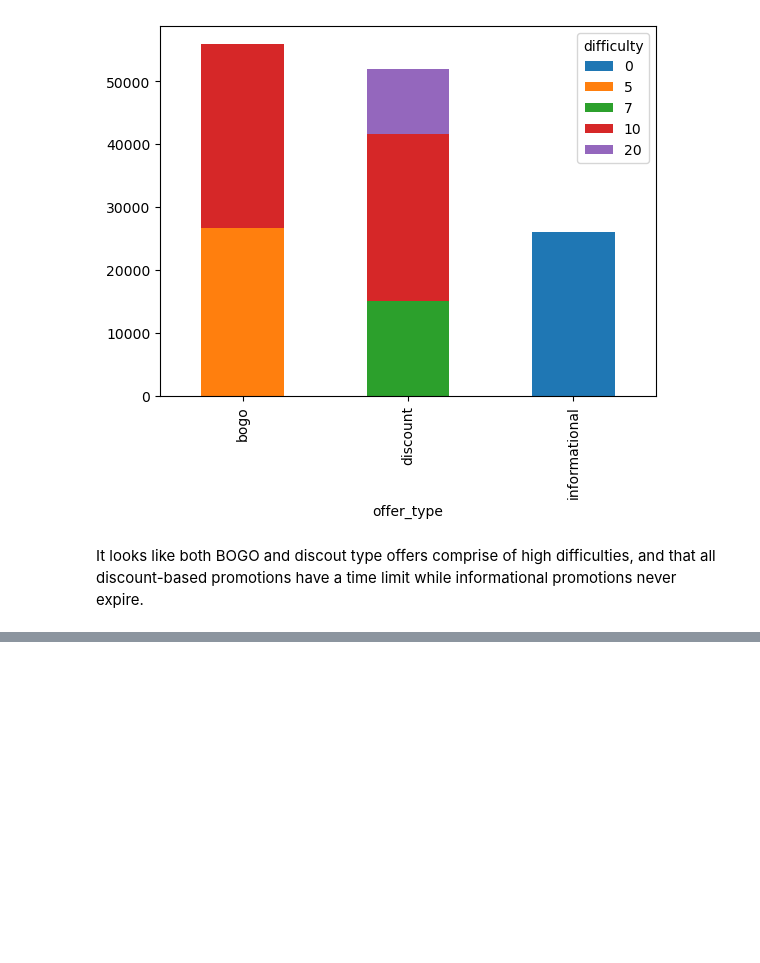
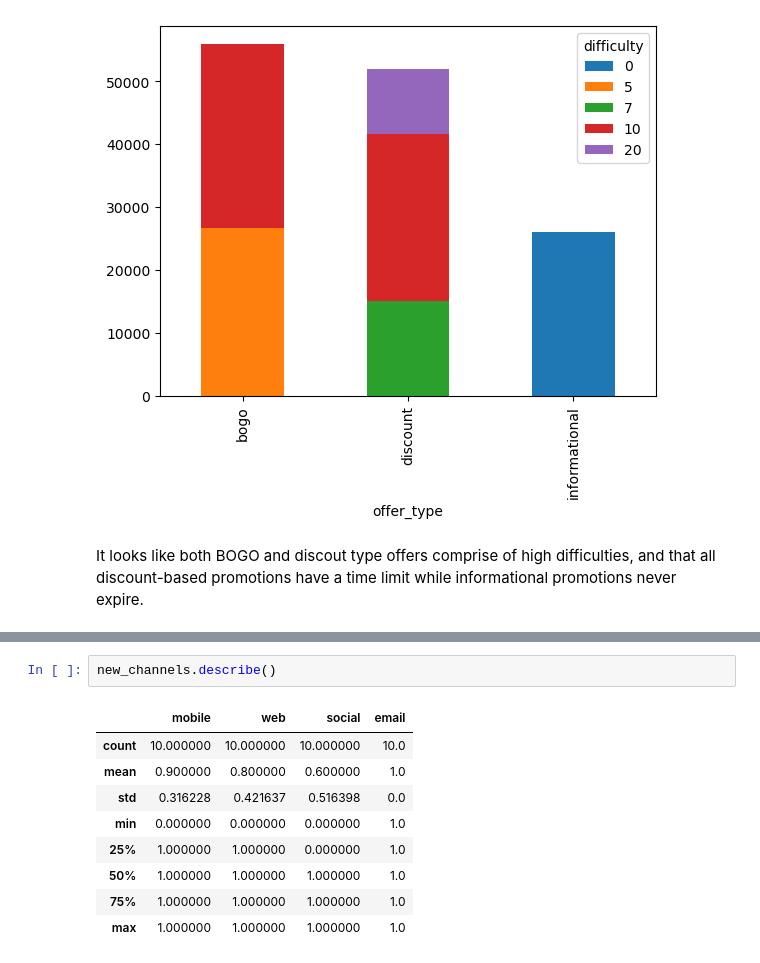
Before and after one commit to tnazikian/Udacity-Data-Scientist-Capstone, a Jupyter notebook: Starbucks_Capstone_notebook.ipynb, the cells around one changed output, grey strips where cells are left out. Drawn from its saved outputs; the diff is of its cells as text; blank space fills up the shorter version.

```diff
--- a/Starbucks_Capstone_notebook.ipynb
+++ b/Starbucks_Capstone_notebook.ipynb
@@ -280,0 +313,12 @@ It looks like both BOGO and discout type offers comprise of high difficulties, a
+# %%
+new_channels.describe()
+# %% [output]
+|  | mobile | web | social | email |
+| count | 10.000000 | 10.000000 | 10.000000 | 10.0 |
+| mean | 0.900000 | 0.800000 | 0.600000 | 1.0 |
+| std | 0.316228 | 0.421637 | 0.516398 | 0.0 |
+| min | 0.000000 | 0.000000 | 0.000000 | 1.0 |
+| 25% | 1.000000 | 1.000000 | 0.000000 | 1.0 |
+| 50% | 1.000000 | 1.000000 | 1.000000 | 1.0 |
+| 75% | 1.000000 | 1.000000 | 1.000000 | 1.0 |
+| max | 1.000000 | 1.000000 | 1.000000 | 1.0 |
```
Also changed, not shown: parts of 7 cells of this notebook.
